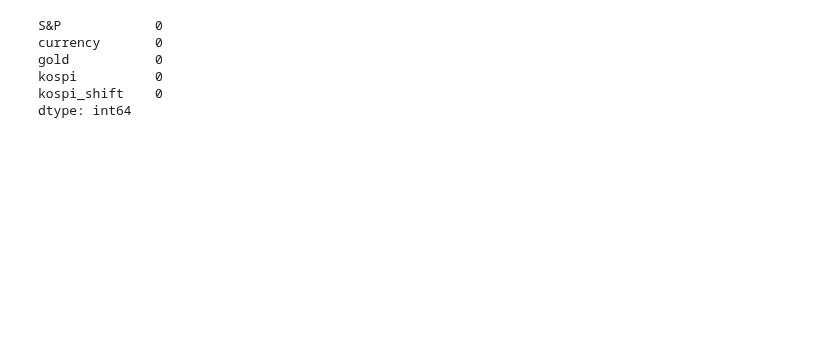
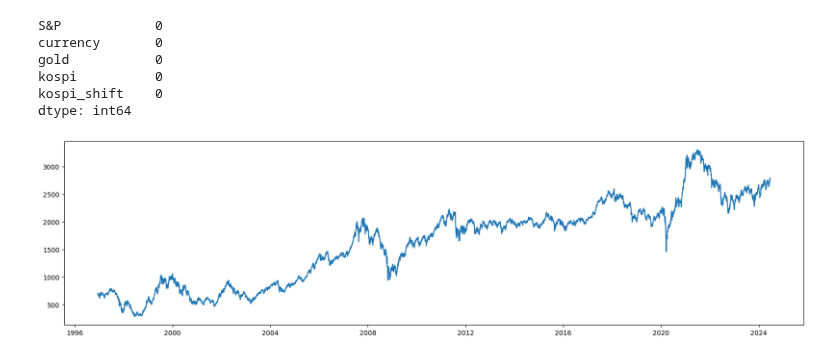
Before and after one commit to alan-kwak/CAIO6_team11, a Jupyter notebook: test_get_data_total.ipynb, the cells around one changed output. Drawn from its saved outputs; the diff is of its cells as text; code cells hidden in the pictures; blank space fills up the shorter version.

```diff
--- a/test_get_data_total.ipynb
+++ b/test_get_data_total.ipynb
@@ -201,3 +201,9 @@ kospi_shift    0
 dtype: int64
 # %%
 df.to_csv('./total.csv')
+# %%
+plt.figure(figsize=(20, 5))
+plt.plot(df_kospi['Close'])
+plt.show()
+# %% [output]
+[figure, added]
```
Also changed, not shown: parts of 6 cells of this notebook, 9 other files.
